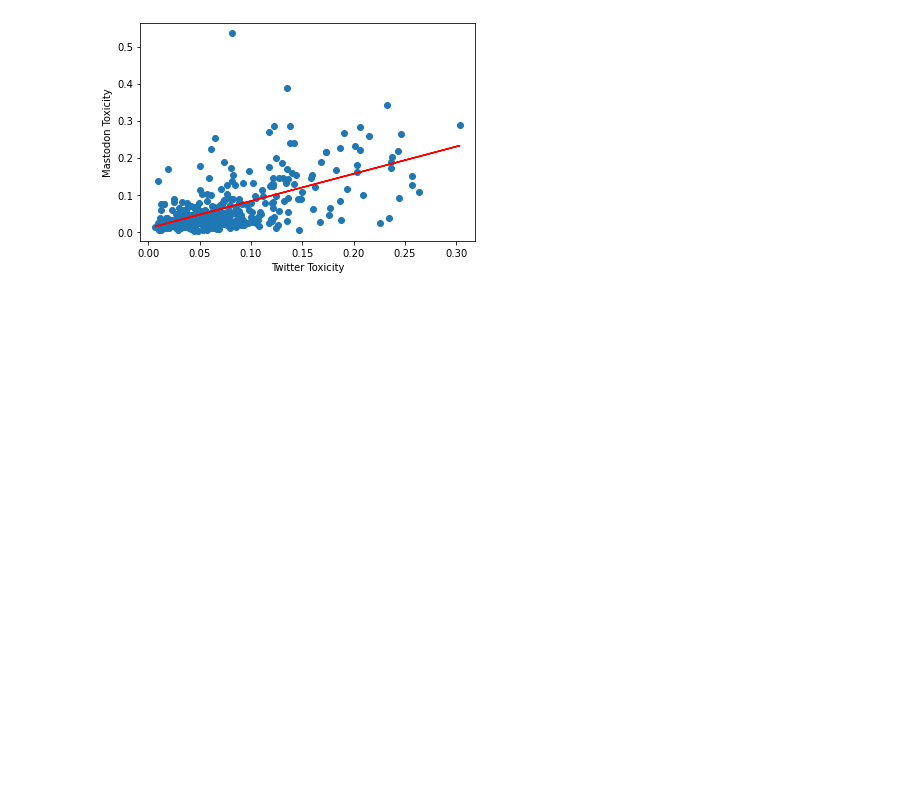
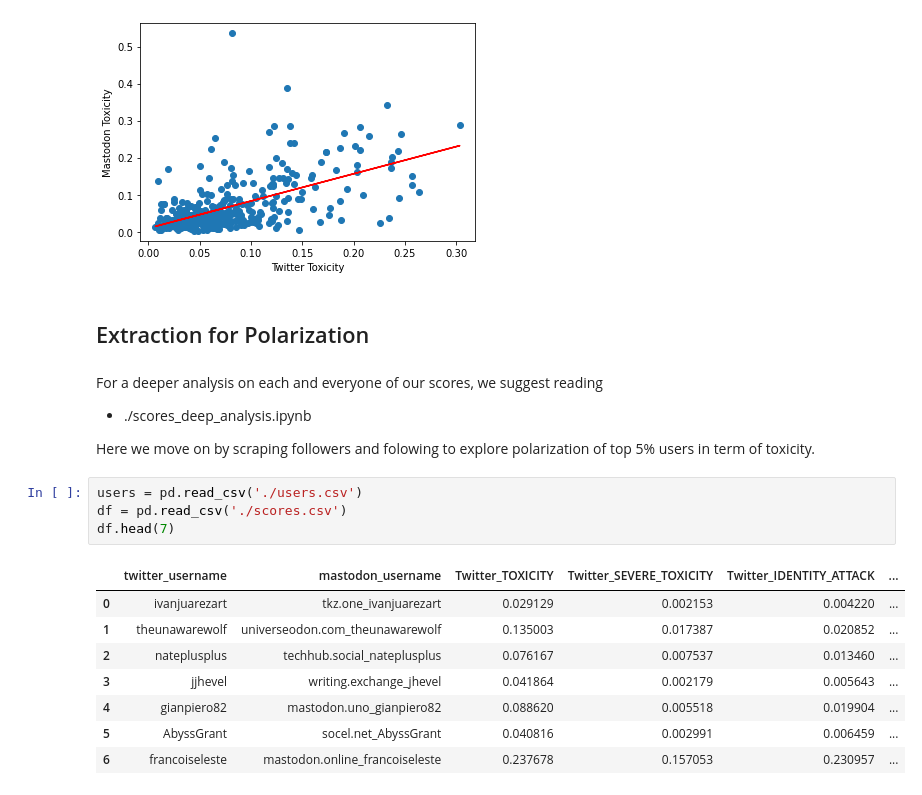
Before and after one commit to S4b3/Twitter_Mastodon_Toxicity_Analysis, a Jupyter notebook: main.ipynb, the cells around one changed output. Saved outputs shown, nothing was run; the diff lists cells and outputs as text; blank space fills up the shorter version.

Commit message:
proximity of users

```diff
--- a/main.ipynb
+++ b/main.ipynb
@@ -247,3 +253,23 @@ plt.plot(scores['Twitter_TOXICITY'], m*scores['Twitter_TOXICITY']+b,color='red')
 # %% [output]
 [<matplotlib.lines.Line2D at 0x...>]
 [figure]
+# %% [markdown]
+## Extraction for Polarization
+# %% [markdown]
+For a deeper analysis on each and everyone of our scores, we suggest reading
+- ./scores_deep_analysis.ipynb
+
+Here we move on by scraping followers and folowing to explore polarization of top 5% users in term of toxicity.
+# %%
+users = pd.read_csv('./users.csv')
+df = pd.read_csv('./scores.csv')
+df.head(7)
+# %% [output]
+|  | twitter_username | mastodon_username | Twitter_TOXICITY | Twitter_SEVERE_TOXICITY | Twitter_IDENTITY_ATTACK | ... |
+| 0 | ivanjuarezart | tkz.one_ivanjuarezart | 0.029129 | 0.002153 | 0.004220 | ... |
+| 1 | theunawarewolf | universeodon.com_theunawarewolf | 0.135003 | 0.017387 | 0.020852 | ... |
+| 2 | nateplusplus | techhub.social_nateplusplus | 0.076167 | 0.007537 | 0.013460 | ... |
+| 3 | jjhevel | writing.exchange_jhevel | 0.041864 | 0.002179 | 0.005643 | ... |
+| 4 | gianpiero82 | mastodon.uno_gianpiero82 | 0.088620 | 0.005518 | 0.019904 | ... |
+| 5 | AbyssGrant | socel.net_AbyssGrant | 0.040816 | 0.002991 | 0.006459 | ... |
+| 6 | francoiseleste | mastodon.online_francoiseleste | 0.237678 | 0.157053 | 0.230957 | ... |
```
Also changed, not shown: parts of 22 cells of this notebook, 4 other files.
